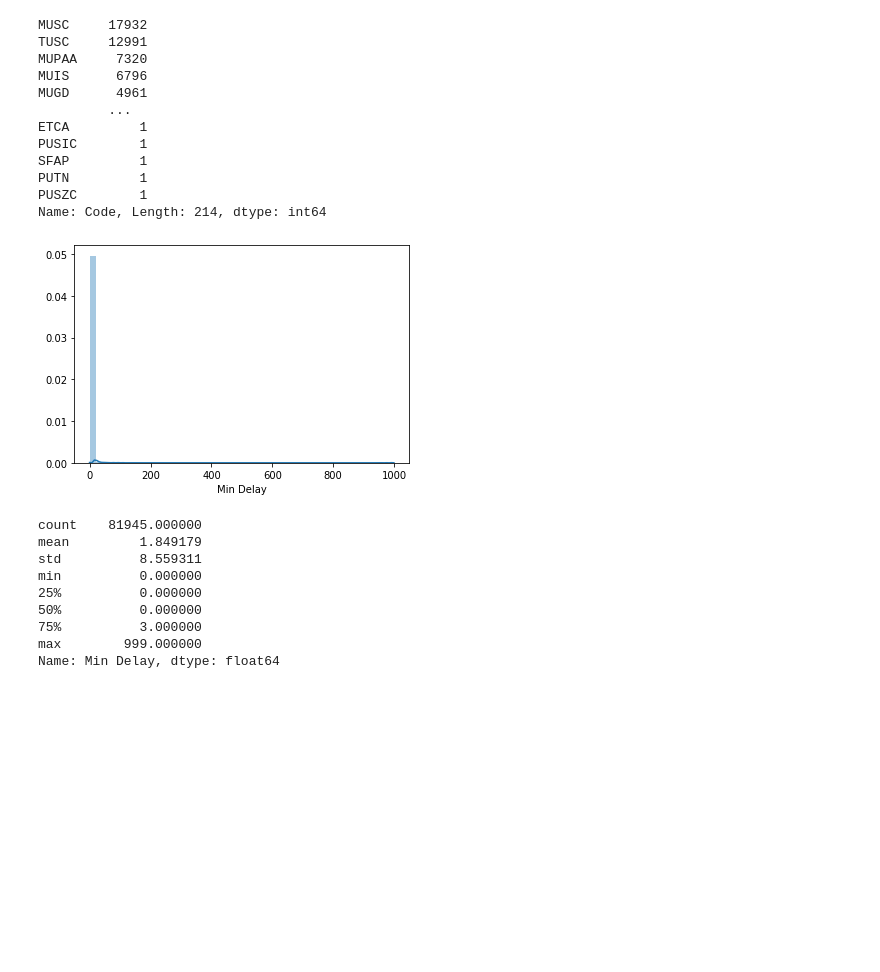
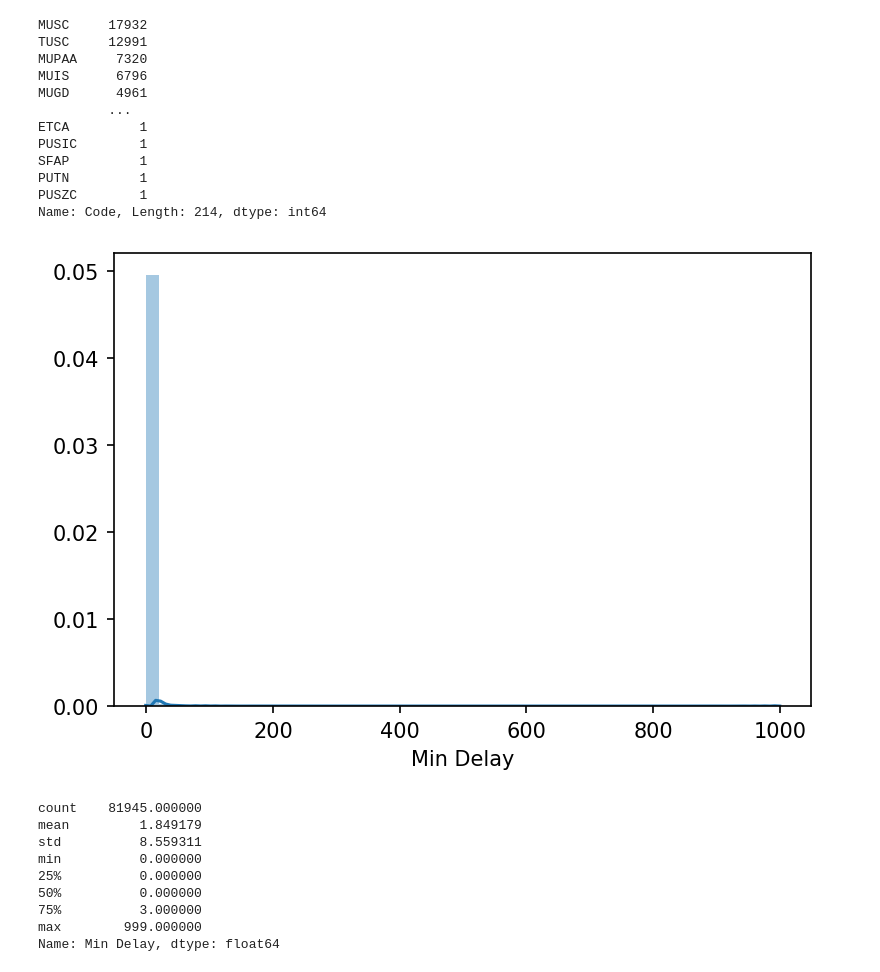
Before and after one commit to elliotgunn/toronto-subway-delay, a Jupyter notebook: notebooks/model.ipynb, the cells around one changed output. Drawn from its saved outputs; the diff is of its cells as text; code cells hidden in the pictures; blank space fills up the shorter version.

```diff
--- a/notebooks/model.ipynb
+++ b/notebooks/model.ipynb
@@ -420,11 +420,12 @@ Name: Code, Length: 214, dtype: int64
 # %%
 # histogram of Min Delay
 # extreme right skew
 
 sns.distplot(train_copy['Min Delay'])
 plt.show();
+plt.rcParams['figure.dpi'] = 150
 # %% [output]
-[figure, old version]
+[figure, new version]
 # %%
 train_copy['Min Delay'].describe()
 # %% [output]
```
Also changed, not shown: 2 other files.
